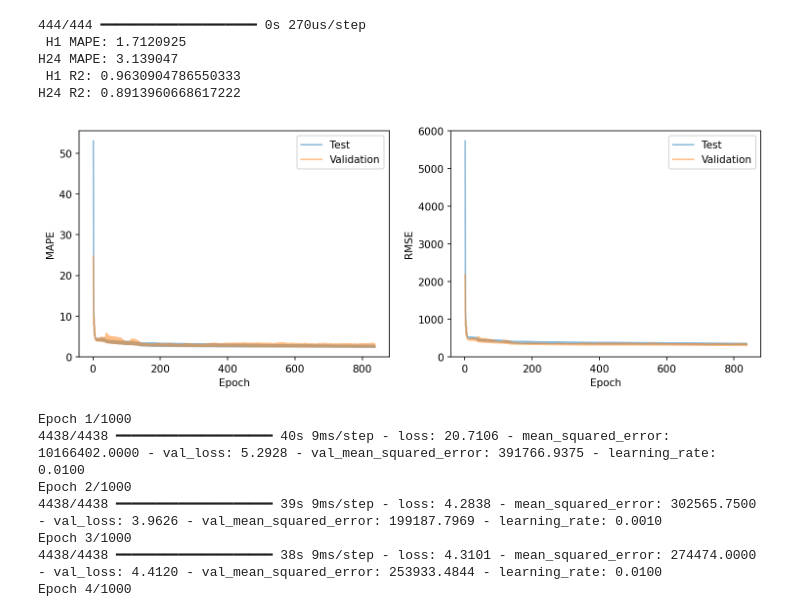
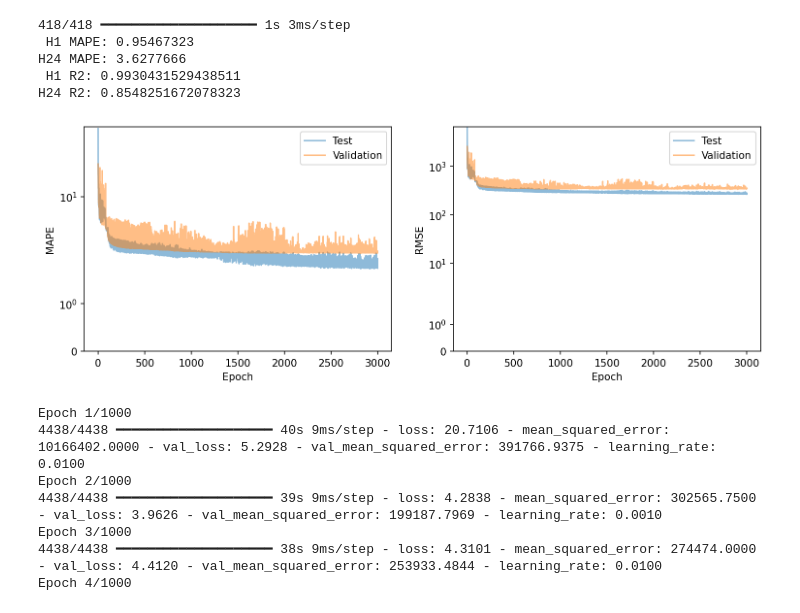
Before and after one commit to mango-unchained/Team-K---ZZSC9020-Capstone-Project, a Jupyter notebook: Multivariate Modelling.ipynb, the cells around one changed output. Saved outputs shown, nothing was run; the diff lists cells and outputs as text; code cells hidden in the pictures.

```diff
--- a/Multivariate Modelling.ipynb
+++ b/Multivariate Modelling.ipynb
@@ -50,0 +51,37 @@ df
+# %%
+# df = pd.read_csv('data/modelling_data.csv', parse_dates=['DATETIME'], date_format='%Y-%m-%d %H:%M:%S')
+
+# y_cols = ['h1_ahead', 'h24_ahead']
+drop_cols = ['state', 'REGIONID', 'day_label']
+# df = df.copy()
+
+# for i in range(1, 49):
+#     shift = 30*i
+#     df_shift = df.copy()[['DATETIME', 'TOTALDEMAND']].rename(columns={'TOTALDEMAND': f'TM{shift}'})
+#     df_shift['DATETIME'] += timedelta(minutes=shift)
+#     df = pd.merge(df, df_shift, how='left', on='DATETIME')
+
+# df = df.set_index('DATETIME').dropna()
+
+X_df, y_df = df.drop(columns=[*drop_cols, *y_cols]), df[y_cols]
+
+scaler = StandardScaler()
+X_scaled = scaler.fit_transform(X_df)
+
+X_y = [X_train, X_test, y_train, y_test] = train_test_split(
+    X_scaled, y_df, test_size=0.2, shuffle=False
+)
+X_y = [tf.convert_to_tensor(d) for d in X_y]
+[X_train, X_test, y_train, y_test] = X_y
+
+train_val_I = TimeSeriesSplit(n_splits=10).split(X_train)
+
+for train, val in train_val_I:
+    print(train.shape, val.shape)
+
+X_val = X_train[train.max()+1:]
+y_val = y_train[train.max()+1:]
+X_train = X_train[:train.max()+1]
+y_train = y_train[:train.max()+1]
+
+X_train
@@ -156,10 +218,10 @@ model_mlp.compile(optimizer=Adam(
 ), loss=MeanAbsolutePercentageError(), metrics=[MSE])
 mlp_history = model_mlp.fit(
     X_train, y_train, verbose=1, validation_data=(X_val, y_val), shuffle=False,
-    epochs=1000, batch_size=2**10,
+    epochs=5000, batch_size=2**10,
     callbacks=[
         LearningRateScheduler(scheduler),
-        EarlyStopping(monitor='val_loss', patience=6, restore_best_weights=True),
+        # EarlyStopping(monitor='val_loss', patience=6, restore_best_weights=True),
     ]
 )
 # %% [output]
@@ -233,39 +257,39 @@ H24: 3.1505651
 # %%
 y_pred = model_mlp.predict(X_val)
 for i in range(2):
     print(('H24' if i else 'H1'.rjust(3)) + ' MAPE:', MAPE(y_val[:,i], y_pred[:,i]).numpy())
 for i in range(2):
     print(('H24' if i else 'H1'.rjust(3)) + ' R2:', r2_score(y_val[:,i], y_pred[:,i]))
 
 mlp_history_df = pd.DataFrame(mlp_history.history)
 mlp_history_df['epoch'] = (mlp_history_df.index+1).to_list()
 mse_cols = [e for e in mlp_history_df.columns if 'mean_squared_error' in e]
 mlp_history_df[[e.replace('mean_squared_error', 'RMSE') for e in mse_cols]] = mlp_history_df[mse_cols].apply(lambda d: d.apply(lambda e: e**.5), axis=1)
 
 fig, axes = plt.subplots(1, 2, figsize=(12,4), dpi=150)
 metrics = ['loss', 'RMSE']
 
 for i, ax in enumerate(axes):
 
     metric = metrics[i]
     label = metric.replace('loss', 'MAPE')
 
     sns.lineplot(mlp_history_df, x='epoch', y=metric, ax=ax, label='Test', alpha=0.5)
     sns.lineplot(mlp_history_df, x='epoch', y=f"val_{metric}", ax=ax, label='Validation', alpha=0.5)
 
     ax.set_ylim(0)
     ax.set_xlabel('Epoch')
     ax.set_ylabel(label)
-    # ax.set_yscale('symlog')
+    ax.set_yscale('symlog')
 
 plt.show()
 # %% [output]
-444/444 ━━━━━━━━━━━━━━━━━━━━ 0s 270us/step
- H1 MAPE: 1.7120925
-H24 MAPE: 3.139047
- H1 R2: 0.9630904786550333
-H24 R2: 0.8913960668617222
+418/418 ━━━━━━━━━━━━━━━━━━━━ 1s 3ms/step
+ H1 MAPE: 0.95467323
+H24 MAPE: 3.6277666
+ H1 R2: 0.9930431529438511
+H24 R2: 0.8548251672078323
-[figure, old version]
+[figure, new version]
 # %%
 main_input = Input(shape=(X_train[0].shape[0],1), name="input")
 previous_layer = main_input
```
Also changed, not shown: parts of 15 cells of this notebook, 2 other files.
